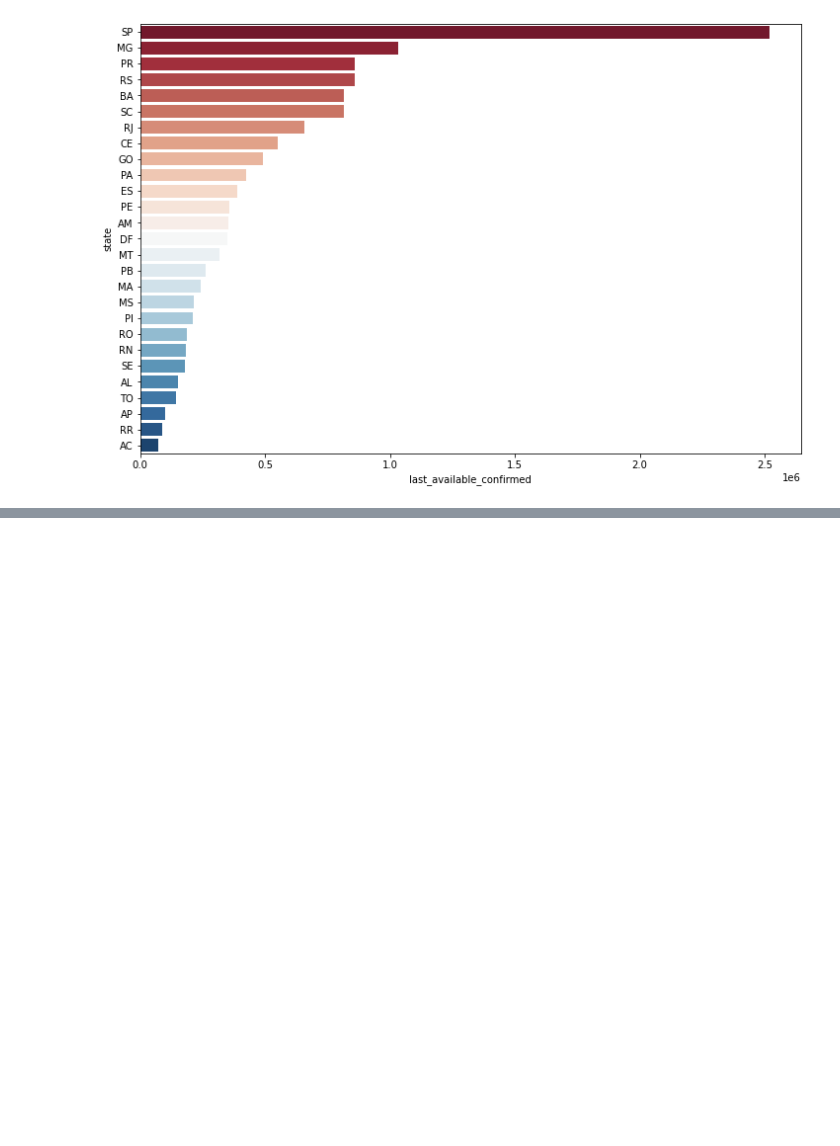
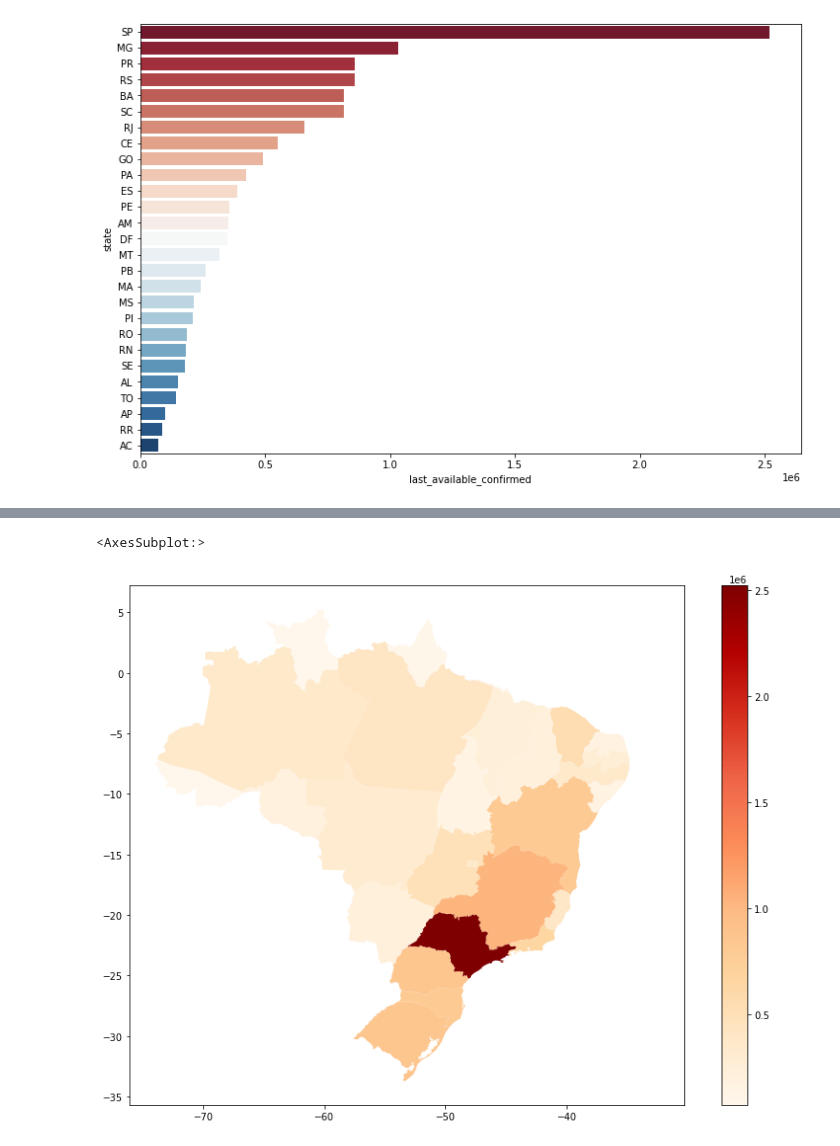
Before and after one commit to vladimiralencar/Alunos-UEPB-TopicosEspeciaisEmBancoDeDados, a Jupyter notebook: Python-Para-Analise-de-Dados/Aula-03-06-Abril-2021-Dataframes-Leitura-Manipulacao-EstatisticaDescritiva-Turma-NOITE-2021.ipynb, the cells around one changed output, grey strips where cells are left out. Saved outputs shown, nothing was run; the diff lists cells and outputs as text; code cells hidden in the pictures; blank space fills up the shorter version.

```diff
--- a/Python-Para-Analise-de-Dados/Aula-03-06-Abril-2021-Dataframes-Leitura-Manipulacao-EstatisticaDescritiva-Turma-NOITE-2021.ipynb
+++ b/Python-Para-Analise-de-Dados/Aula-03-06-Abril-2021-Dataframes-Leitura-Manipulacao-EstatisticaDescritiva-Turma-NOITE-2021.ipynb
@@ -563,0 +673,6 @@ Geopandas
+# %%
+cmap='OrRd'
+d.plot(column='last_available_confirmed', figsize=(14,10), cmap=cmap, legend=True) #scheme='quantiles', legend=True)
+# %% [output]
+<AxesSubplot:>
+[figure, added]
```
Also changed, not shown: parts of 17 cells of this notebook, 4 other files.
